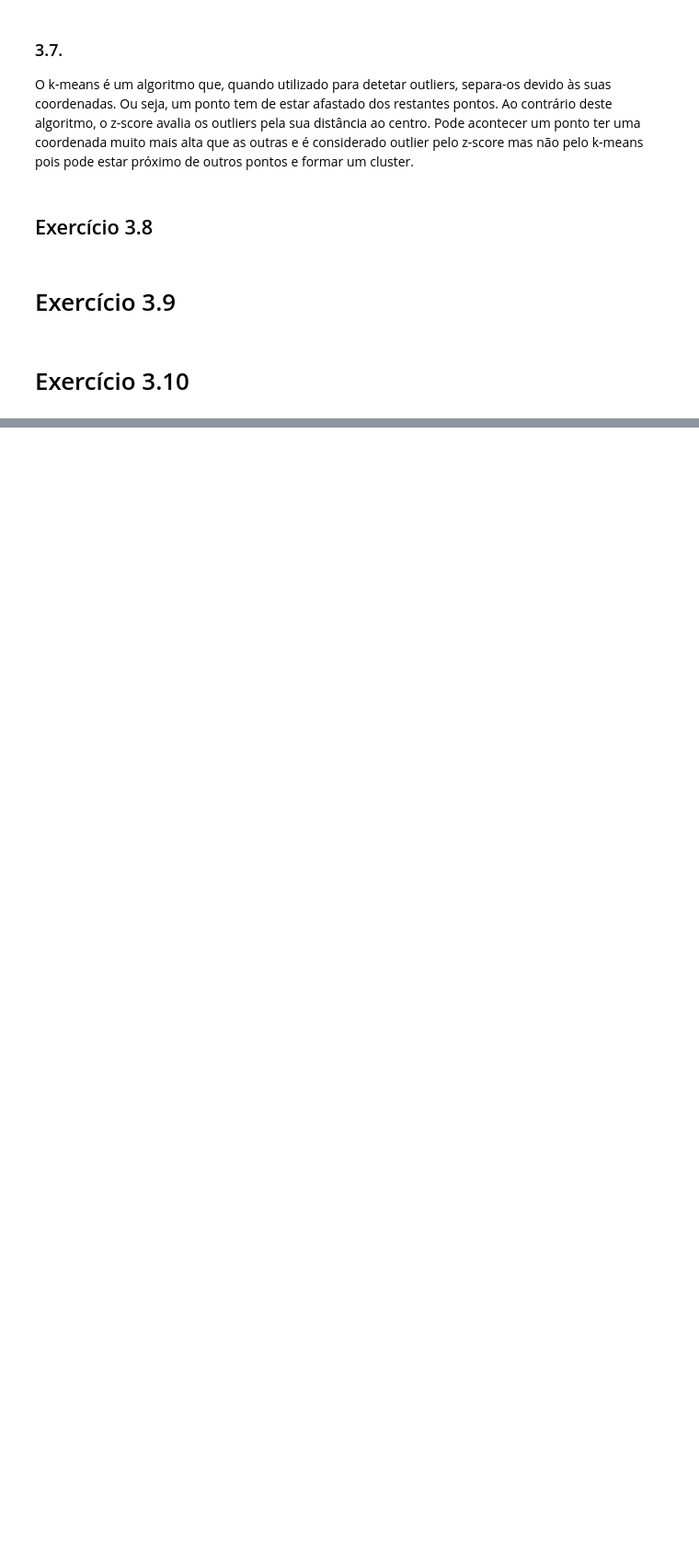
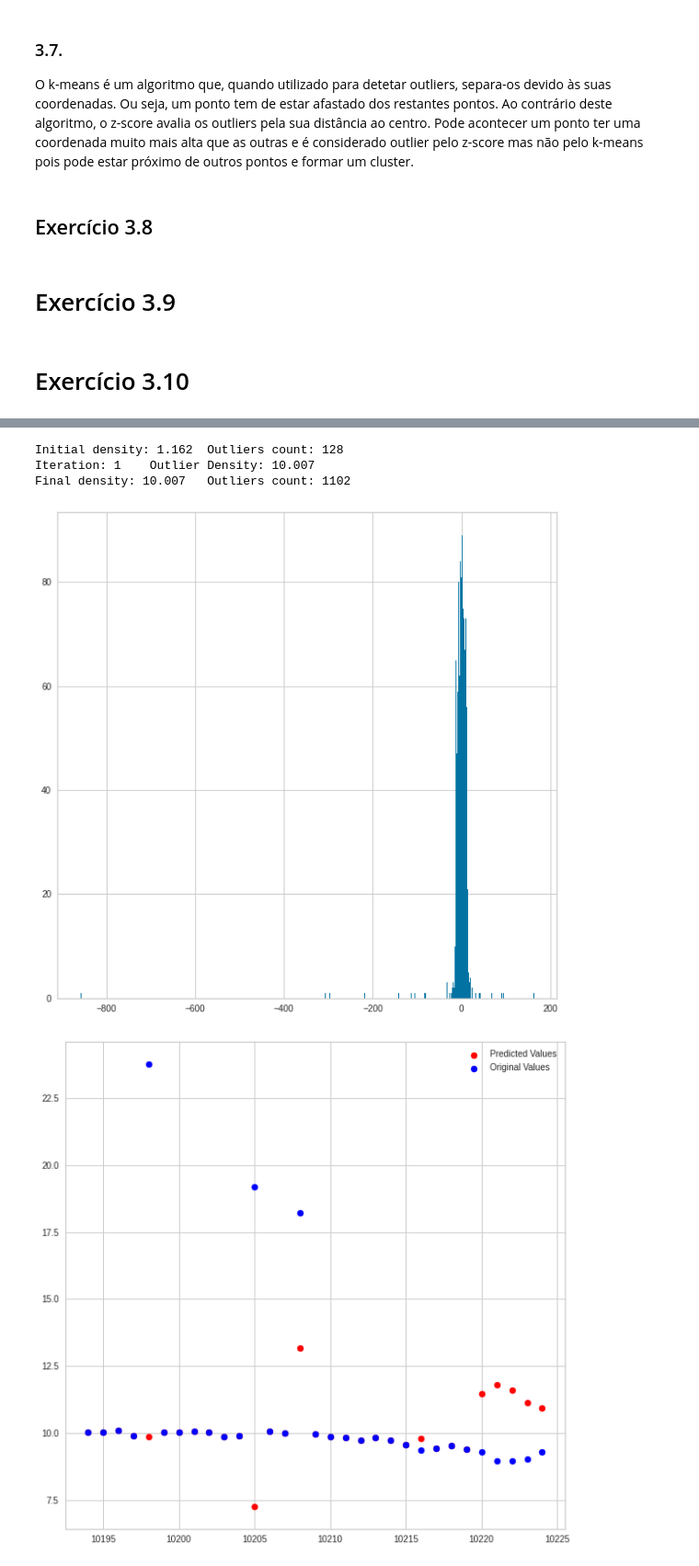
Before and after one commit to leonorcoelh0/TCD, a Jupyter notebook: Code/mainActivity.ipynb, the cells around one changed output, grey strips where cells are left out. Shown at 92% size. Cells and saved outputs as stored; diff of their text form; code cells hidden in the pictures; blank space fills up the shorter version.

```diff
--- a/Code/mainActivity.ipynb
+++ b/Code/mainActivity.ipynb
@@ -239,7 +255,7 @@ def plotZscore(data,vec_name):
         for i in range(1,len(k_values)+1):
             k = k_values[i-1]
 
-            [outliers,not_outliers] = zscore(data_act,k)
+            [outliers,not_outliers] = zscore(data_act, data_act.mean(), data_act.std(), k)
 
             plt.subplot(1,len(k_values)+1,i)
             plt.scatter(np.full((1,outliers.shape[0]),act),outliers,s=10,c='red',label='Outliers')
@@ -252,8 +268,8 @@ def plotZscore(data,vec_name):
         plt.title('Boxplot ' + vec_name + ' act=' + str(act))
         plt.savefig('../Plots/Zscores/'+'zscore-act-' + str(act))
 
-def zscore(data,k):
-    z = (data - data.mean()) / data.std()
+def zscore(data, mean, std,k):
+    z = (data - mean) / std
 
     out_pos = z.loc[(z < -k) | (z > k)].index
     not_out_pos = z.loc[(z >= -k) & (z <= k)].index
@@ -271,7 +287,7 @@ def outliersZscore(density,data,vec_name,n_act=16):
         k_out = list()
         for k in k_values:
             data_act = data.loc[data['Label'] == act,column]
-            [out,not_out] = zscore(data_act,k)
+            [out,not_out] = zscore(data_act, data_act.mean(), data_act.std(), k)
 
             k_out.append(out.shape[0])
 
@@ -615,0 +670,67 @@ Final density: 4.462
+# %%
+def ex3_11(data):
+    p = LOO(data.tolist()[:window_size+1], [i for i in range(3, num_p+1, 2)], 'centered')
+    errors = []
+    pred_outliers = []
+
+    [inj_data, outliers, non_outliers] = outlier_injection(data, 10)
+
+    pred_data_indexes = inj_data.index.values.tolist()
+    pred_data = inj_data.tolist()
+    inj_data_indexes = inj_data.index.values.tolist()
+    inj_data = inj_data.tolist()
+
+    for out_index, value in outliers.items():
+        if out_index <= p:
+            continue
+
+        i = inj_data_indexes.index(out_index)
+        if out_index < window_size:
+            window = inj_data[:i]
+            aux = inj_data[i+1:2*i]
+            window.extend(aux)
+        else:
+            window = inj_data[i-round(window_size/2):i]
+            aux = inj_data[i+1:i+round(window_size/2)]
+            window.extend(aux)
+
+        betas = linear_model_center(window, p)
+
+        pred_data[i] = 0
+        for j in range(len(betas)):
+            if j==0:
+                pred_data[i] += betas[j]
+            else:
+                pred_data[i] += betas[j]*inj_data[i-j]
+
+        errors.append(inj_data[i]-pred_data[i])
+        pred_outliers.append(pred_data[i])
+
+    errors = np.array(errors)
+    plt.figure(figsize=(10,10))
+    plt.hist(errors, bins=int(len(np.unique(errors))/2))
+
+    out_plot = outliers.sample(5)
+    for out_index, value in out_plot.items():
+        i = inj_data_indexes.index(out_index)
+        real_values = inj_data[i-window_size:i+1]
+        predicted_values = pred_data[i-window_size:i+1]
+
+        plt.figure(figsize=(10,10))
+        plt.scatter(pred_data_indexes[i-window_size:i+1], predicted_values, color='red', label='Predicted Values')
+        plt.scatter(inj_data_indexes[i-window_size:i+1], real_values, color='blue', label='Original Values')
+        plt.legend()
+
+    outliers = outliers.tolist()
+    plt.figure(figsize=(10, 10))
+    plt.scatter([i for i in range(len(outliers))], outliers, color='blue', label='Original Values')
+    plt.scatter([i for i in range(len(pred_outliers))], pred_outliers, color='red', label='Predicted Values')
+    plt.legend()
+
+ex3_11(data_mod.loc[data_mod['Label'] == 1]['Acc'])
+# %% [output]
+Initial density: 1.162  Outliers count: 128
+Iteration: 1    Outlier Density: 10.007
+Final density: 10.007   Outliers count: 1102
+[figure, added]
+[figure, added]
```
Also changed, not shown: parts of 14 cells of this notebook.
